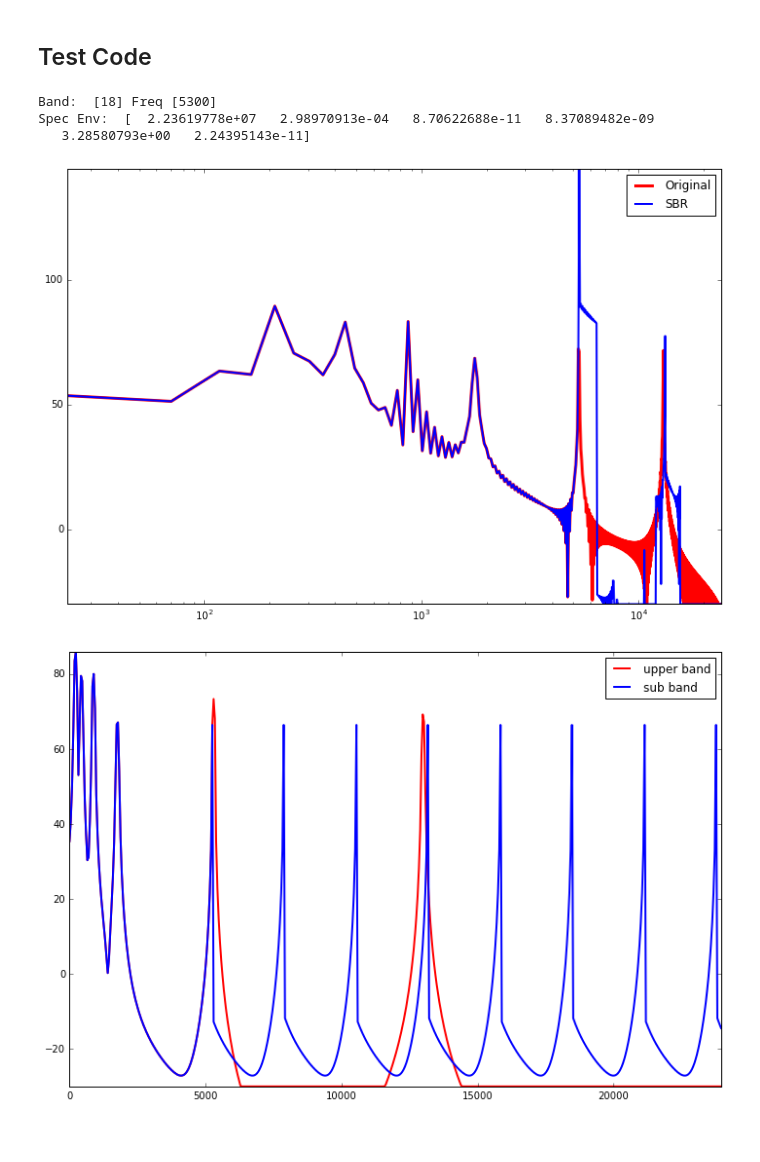
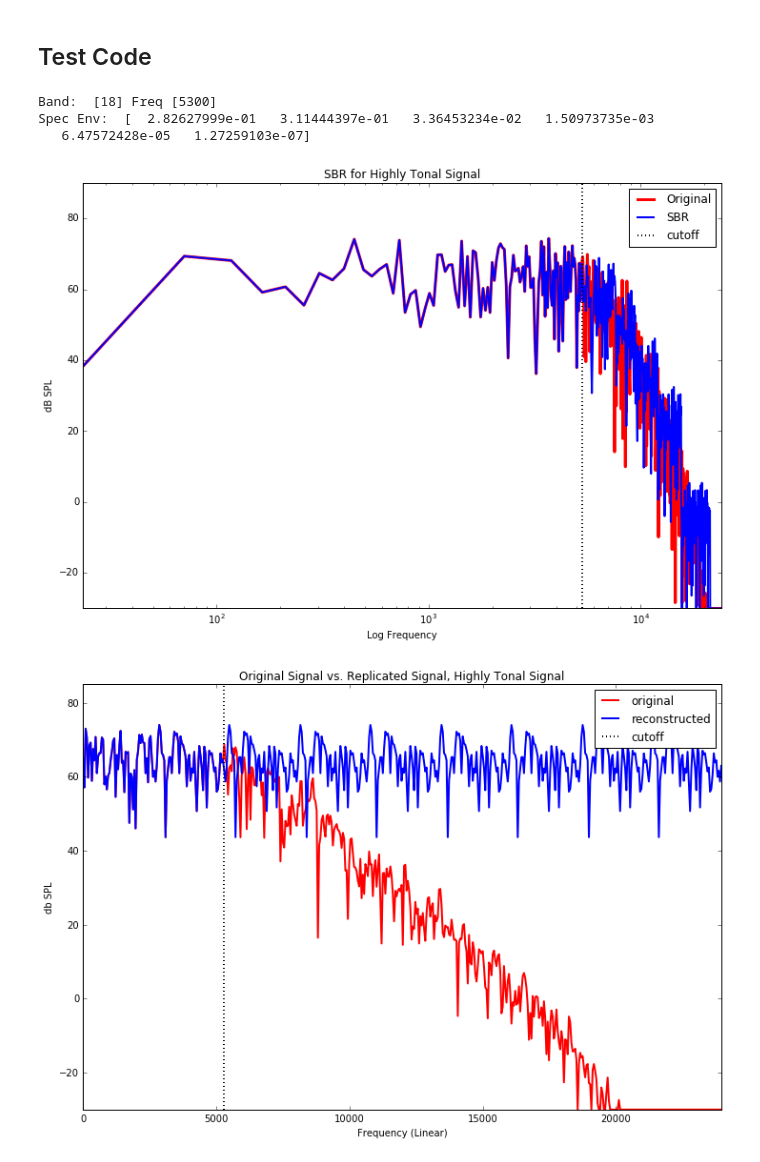
Before and after one commit to nickgang/ccrmac, a Jupyter notebook: baseCoder/SBR.ipynb, the cells around one changed output. Cells and saved outputs as stored; diff of their text form; code cells hidden in the pictures; blank space fills up the shorter version.

Commit message:
Fix to SBR in iPython notebook only so far, addresses highly tonal replication bands.

```diff
--- a/baseCoder/SBR.ipynb
+++ b/baseCoder/SBR.ipynb
@@ -30,6 +30,14 @@ def calcSpecEnv(data,cutoff,fs,hfRecType=2):
             subBand[0:int(np.floor(cutBin/2))] = subBand[int(np.floor(cutBin/2)):cutBin]
         except:
             subBand[0:int(np.floor(cutBin/2))] = subBand[int(np.floor(cutBin/2)+1):cutBin]
+        # Calculate "tonalness" metric (~3 for filtered noise, ~30 for tonal test signal)
+        tonalness = np.max(subBand)/np.mean(subBand)
+        subSTD = np.std(subBand)
+        if tonalness>15:
+            # Add noise to peaky sub band for bins more than 1 STD below the mean
+            noiseBins = len(np.nonzero(subBand<np.mean(subBand)))
+            subBand[np.nonzero(subBand<np.mean(subBand))] += \
+                            np.absolute(np.random.normal(0,0.0001,noiseBins))
         # Add in additional high frequencies if there are less
         lowSize = int(len(subBand))
         highSize = int(len(XnI[cutBin:]))
@@ -61,9 +69,13 @@ def calcSpecEnv(data,cutoff,fs,hfRecType=2):
     specEnv[np.nonzero(np.isnan(specEnv))] = 1 # Get rid of pesky nans
 
     plt.figure(2)
-    plt.plot(freqVec,p.SPL(XnI),color='red',lw=2,label='upper band')
+    plt.plot(freqVec,p.SPL(XnI),color='red',lw=2,label='original')
     plt.hold(True)
-    plt.plot(freqVec,p.SPL(recBand),color='blue',lw=2,label='sub band')
+    plt.plot(freqVec,p.SPL(recBand),color='blue',lw=2,label='reconstructed')
+    plt.plot(np.ones(2)*cutoff,[-30,85],color='black',lw=2,ls='dotted',label='cutoff')
+    plt.title('Original Signal vs. Replicated Signal, Highly Tonal Signal')
+    plt.xlabel('Frequency (Linear)')
+    plt.ylabel('db SPL')
     a = plt.gca()
     a.legend()
     a.axis('tight')
@@ -164,46 +176,50 @@ if __name__ == "__main__":
     freqVec = np.arange(0,fs/2,fs/float(N)) # Vector of frequencies for plotting
     freqMDCT = freqVec + (fs/float(2.*N)) # MDCT Lines
 
-    # Test Signal from previous hw
-    A = np.array([0.40,0.20,0.20,0.09,0.06,0.05]) # Sinusoidal component amplitudes
-    F = np.array([220,440,880,5300,13000,1760]) # Sinusoidal frequencies
-    xn = A[0]*np.cos(2*np.pi*F[0]*n) + A[1]*np.cos(2*np.pi*F[1]*n) +\
-    A[2]*np.cos(2*np.pi*F[2]*n) + A[3]*np.cos(2*np.pi*F[3]*n) + \
-    A[4]*np.cos(2*np.pi*F[4]*n) + A[5]*np.cos(2*np.pi*F[5]*n)
+#     # Test Signal from previous hw
+#     A = np.array([0.40,0.20,0.20,0.09,0.06,0.05]) # Sinusoidal component amplitudes
+#     F = np.array([220,440,880,5300,13000,1760]) # Sinusoidal frequencies
+#     xn = A[0]*np.cos(2*np.pi*F[0]*n) + A[1]*np.cos(2*np.pi*F[1]*n) +\
+#     A[2]*np.cos(2*np.pi*F[2]*n) + A[3]*np.cos(2*np.pi*F[3]*n) + \
+#     A[4]*np.cos(2*np.pi*F[4]*n) + A[5]*np.cos(2*np.pi*F[5]*n)
 
-# #     Noise Signal
-#     x = np.random.uniform(-1,1,(N))
-#     b,a = signal.butter(5,0.25) # lowpass filter
-#     xn = signal.lfilter(b,a,x)
+#     Noise Signal
+    x = np.random.uniform(-1,1,(N))
+    b,a = signal.butter(5,0.25) # lowpass filter
+    xn = signal.lfilter(b,a,x)
 
 
     Xmdct = m.MDCT(w.SineWindow(xn),N/2,N/2) # Compute FFT of signal
     sineWin = (1/float(N))*np.sum(np.power(w.SineWindow(np.ones_like(xn)),2)) # Get avg pow of hann window
     XmI = (2/sineWin)*(np.power(np.abs(Xmdct),2)) # Convert values of FFT to intensity
 
     cutoff = 5300
 
     specEnv = calcSpecEnv(xn,cutoff,fs)
 
     copyBins = np.array(XmI,copy=True)
     newBins = HiFreqRec(copyBins,fs,cutoff)
 #     noiseBins = AddHiFreqs(newBins,fs,cutoff)
     envBins = EnvAdjust(newBins,fs,cutoff,specEnv)
 
     plt.figure(1)
     plt.semilogx(freqMDCT,p.SPL(XmI),color='red',lw=3,label="Original")
     plt.hold(True)
     plt.semilogx(freqMDCT,p.SPL(envBins),color='blue',lw=2,label="SBR")
     plt.hold(True)
+    plt.semilogx(np.ones(2)*cutoff,[-30,90],color='black',lw=2,ls='dotted',label='cutoff')
+    plt.title('SBR for Highly Tonal Signal')
+    plt.xlabel('Log Frequency')
+    plt.ylabel('dB SPL')
     a = plt.gca()
     a.legend()
     a.axis('tight')
 
     print 'Band: ',freqToBand(cutoff),'Freq',p.cbFreqLimits[freqToBand(cutoff)]
     print 'Spec Env: ',specEnv
 # %% [output]
 Band:  [18] Freq [5300]
-Spec Env:  [  2.23619778e+07   2.98970913e-04   8.70622688e-11   8.37089482e-09
-   3.28580793e+00   2.24395143e-11]
+Spec Env:  [  2.82627999e-01   3.11444397e-01   3.36453234e-02   1.50973735e-03
+   6.47572428e-05   1.27259103e-07]
-[figure, old version]
+[figure, new version]
-[figure, old version]
+[figure, new version]
```
